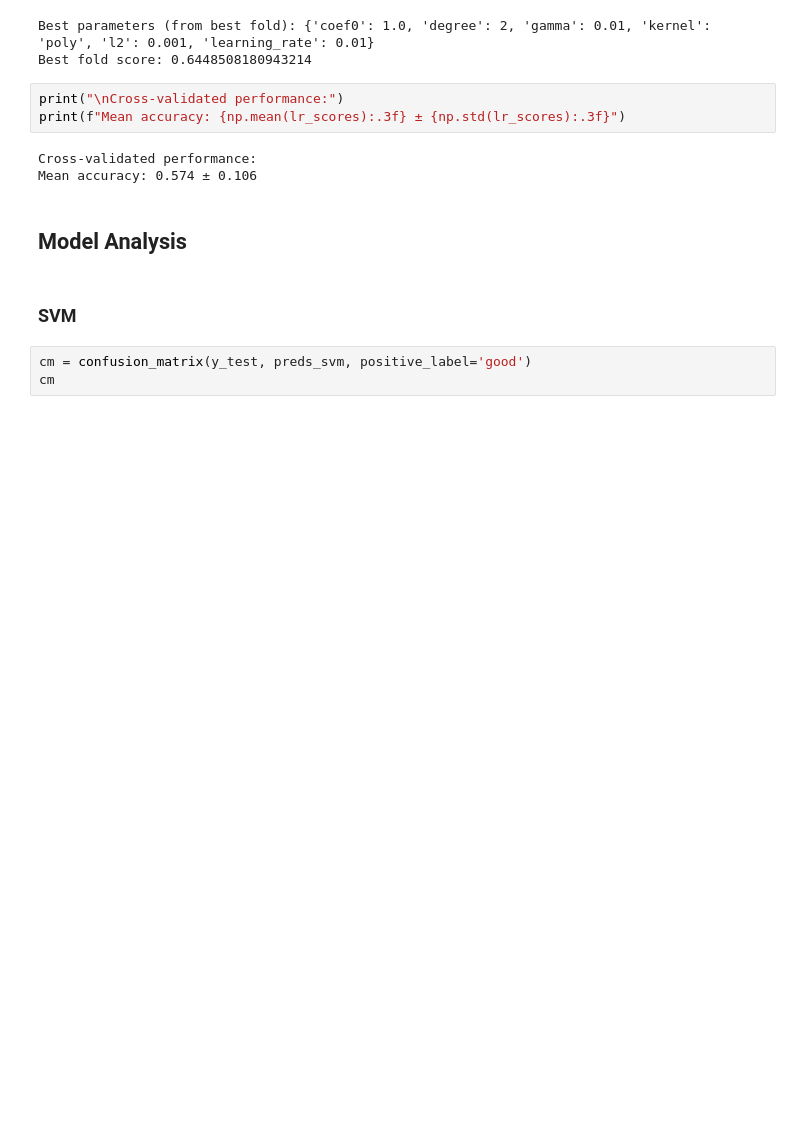
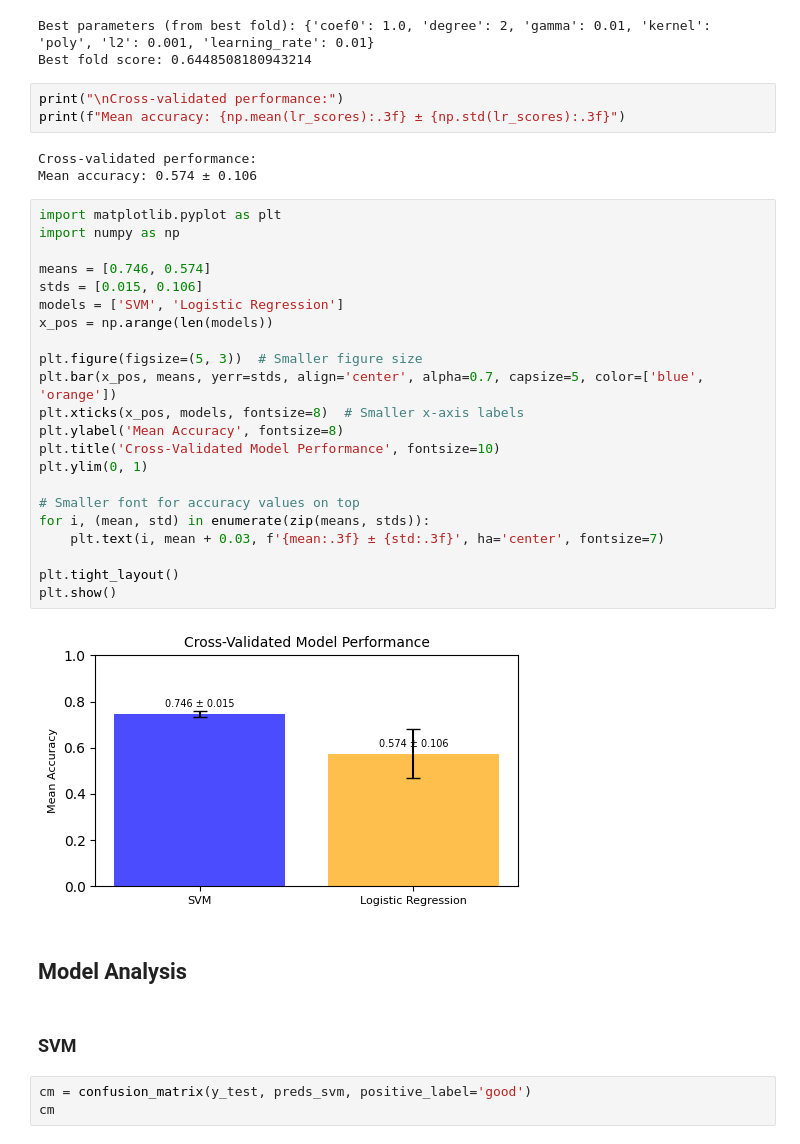
Before and after one commit to bercaakbayir/unimi-dse-ml-project, a Jupyter notebook: main.ipynb, the cells around one changed output. Drawn from its saved outputs; the diff is of its cells as text; blank space fills up the shorter version.

```diff
--- a/main.ipynb
+++ b/main.ipynb
@@ -642,6 +642,30 @@ print(f"Mean accuracy: {np.mean(lr_scores):.3f} ± {np.std(lr_scores):.3f}")
 # %% [output]
 Cross-validated performance:
 Mean accuracy: 0.574 ± 0.106
+# %%
+import matplotlib.pyplot as plt
+import numpy as np
+
+means = [0.746, 0.574]
+stds = [0.015, 0.106]
+models = ['SVM', 'Logistic Regression']
+x_pos = np.arange(len(models))
+
+plt.figure(figsize=(5, 3))  # Smaller figure size
+plt.bar(x_pos, means, yerr=stds, align='center', alpha=0.7, capsize=5, color=['blue', 'orange'])
+plt.xticks(x_pos, models, fontsize=8)  # Smaller x-axis labels
+plt.ylabel('Mean Accuracy', fontsize=8)
+plt.title('Cross-Validated Model Performance', fontsize=10)
+plt.ylim(0, 1)
+
+# Smaller font for accuracy values on top
+for i, (mean, std) in enumerate(zip(means, stds)):
+    plt.text(i, mean + 0.03, f'{mean:.3f} ± {std:.3f}', ha='center', fontsize=7)
+
+plt.tight_layout()
+plt.show()
+# %% [output]
+[figure, added]
 # %% [markdown]
 ## Model Analysis
 # %% [markdown]
```
Also changed, not shown: 7 other files.
